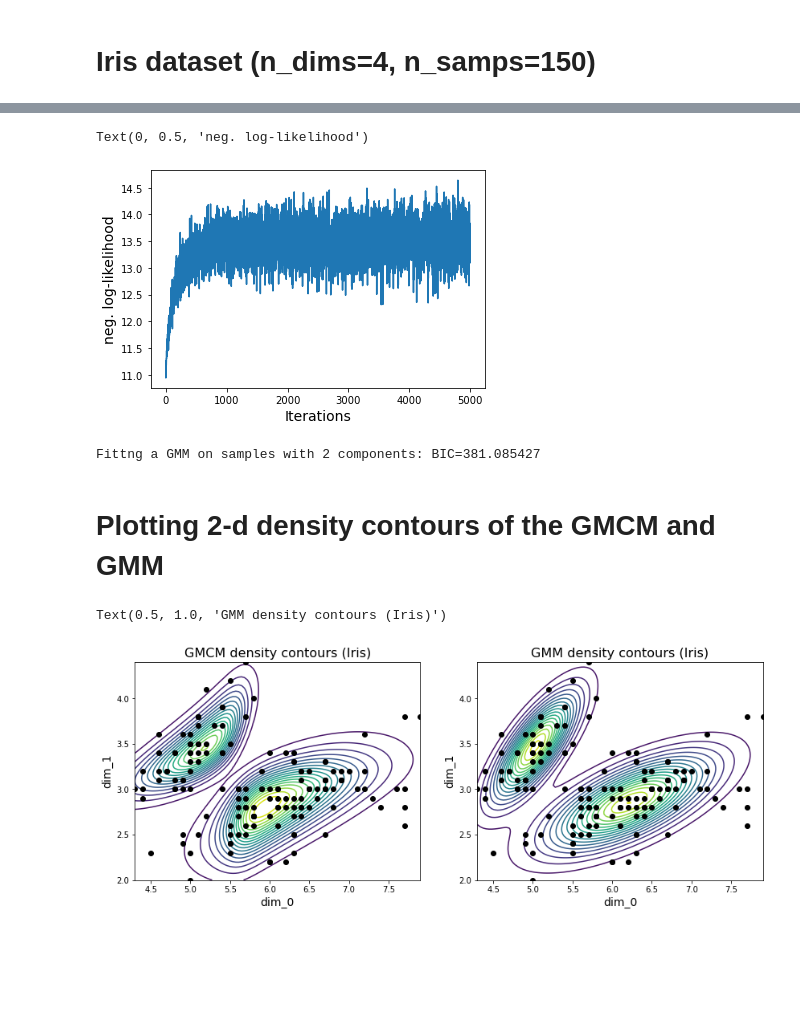
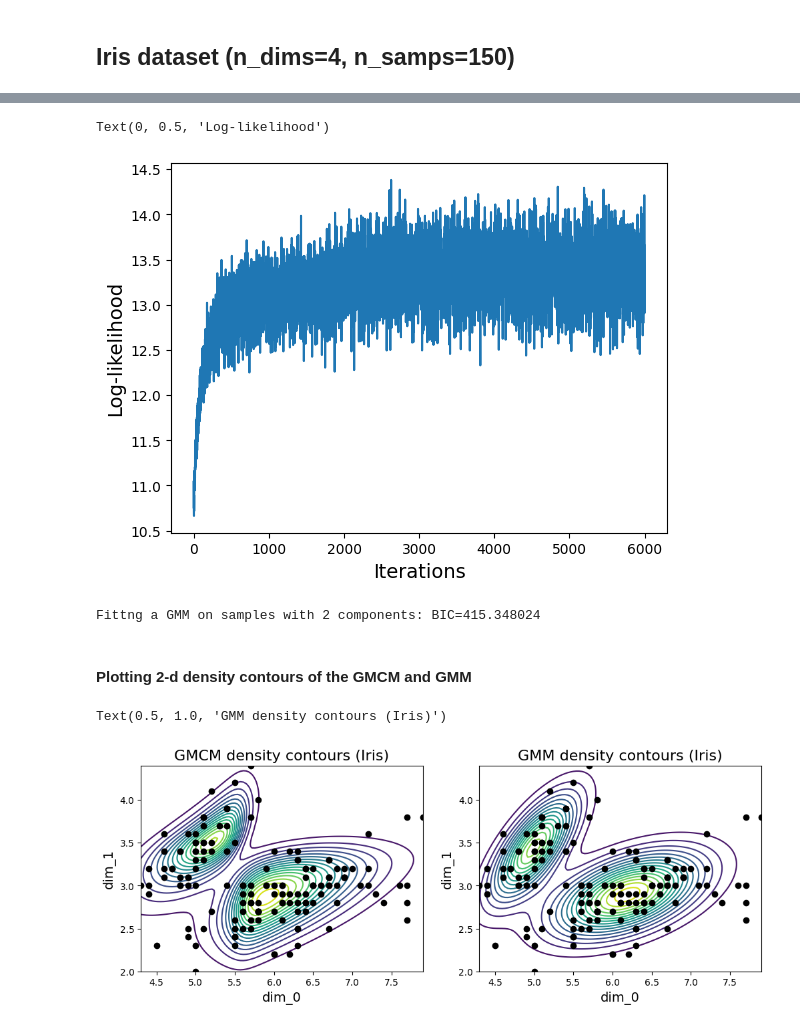
Before and after one commit to ashutosh-tewari/GMCM, a Jupyter notebook: GMCM_demo.ipynb, the cells around one changed output, grey strips where cells are left out. Saved outputs shown, nothing was run; the diff lists cells and outputs as text; code cells hidden in the pictures; blank space fills up the shorter version.

```diff
--- a/GMCM_demo.ipynb
+++ b/GMCM_demo.ipynb
@@ -22,5 +31,5 @@ import utils as utl
 # %% [markdown]
-# Iris dataset (n_dims=4, n_samps=150)
+## Iris dataset (n_dims=4, n_samps=150)
 # %%
 # Loading Iris data set from scikit learn data libraray
 from sklearn.datasets import load_iris
@@ -40,13 +49,15 @@ nsamps,ndims = data.shape
 print(f'Number of samples = {nsamps}, Number of dimensions = {ndims}')
 
 # Initialing GMCM object
-gmcm_obj=GMCM(ndims, data_transform=log_transform)
+gmcm_iris=GMCM(ndims, data_transform=log_transform)
+
 # Train GMCM (with 2 components)
-nll_train,nll_vld,_=gmcm_obj.fit_dist_IFM(data_trn,
+nll_train,nll_vld,_=gmcm_iris.fit_dist_IFM(data_trn,
                                     n_comps=2,
                                     batch_size=10,
-                                    max_iters=5000,
+                                    max_iters=6001,
                                     regularize=True,
+                                    init = 'random', #(init option: 'gmm' warm starts gmcm learning compared to 'random')
                                     print_interval=1000)
 
 # Plot log-likelihood
@@ -65,14 +78,14 @@ Marginals learnt in 2.06 s.
-Text(0, 0.5, 'neg. log-likelihood')
+Text(0, 0.5, 'Log-likelihood')
-[figure, old version]
+[figure, new version]
 # %%
 # Learning GMM (with the same number of components) using scikit learn libraray
-gmm_obj=utl.GMM_best_fit(data_trn,
+gmm_iris=utl.GMM_best_fit(data_trn,
                          min_ncomp=2,
                          max_ncomp=2,
                          max_iter=10000,
                          print_info=True)
 # %% [output]
-Fittng a GMM on samples with 2 components: BIC=381.085427
+Fittng a GMM on samples with 2 components: BIC=415.348024
 # %%
 # Getting the marginals (of GMCM and GMM) along any two dimensions
 dim1,dim2=0,1
@@ -88,18 +101,18 @@ gmm_marg=tfd.MixtureSameFamily(tfd.Categorical(probs=gmm_marg_alphas),
                                tfd.MultivariateNormalFullCovariance(loc=gmm_marg_mus,
                                                                     covariance_matrix=gmm_marg_covs))
 # %% [markdown]
-# Plotting 2-d density contours of the GMCM and GMM
+#### Plotting 2-d density contours of the GMCM and GMM
 # %%
 # Plotting the density contours along the two specified dimensions
-fig,ax=plt.subplots(1,2,figsize=(14,5))
+fig,ax=plt.subplots(1,2,figsize=(12,4))
 
 plt.sca(ax[0])
-utl.plotDensityContours(data,gmcm_marg.distribution.log_prob,dim1,dim2)
+utl.plotDensityContours(data,gmcm_iris_marg.distribution.log_prob,dim1,dim2)
 ax[0].set_title('GMCM density contours (Iris)',fontsize=16)
 
 plt.sca(ax[1])
-utl.plotDensityContours(data,gmm_marg.log_prob,dim1,dim2)
+utl.plotDensityContours(data,gmm_iris_marg.log_prob,dim1,dim2)
 ax[1].set_title('GMM density contours (Iris)',fontsize=16)
 # %% [output]
 Text(0.5, 1.0, 'GMM density contours (Iris)')
-[figure, old version]
+[figure, new version]
```
Also changed, not shown: parts of 15 cells of this notebook.
